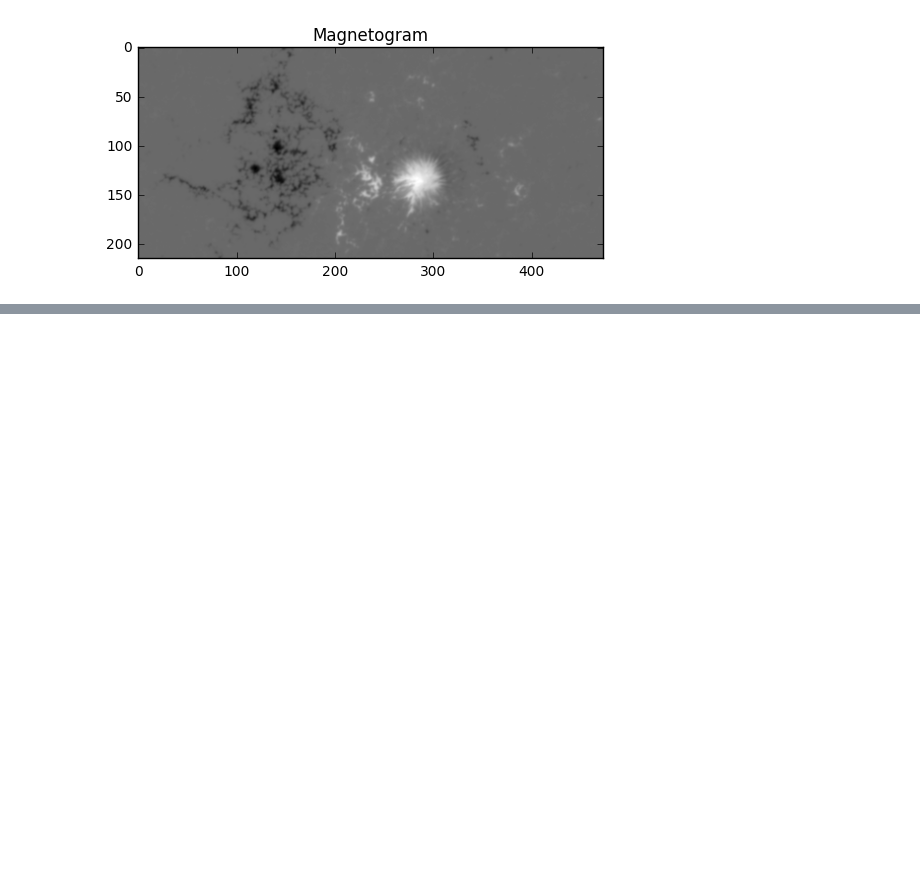
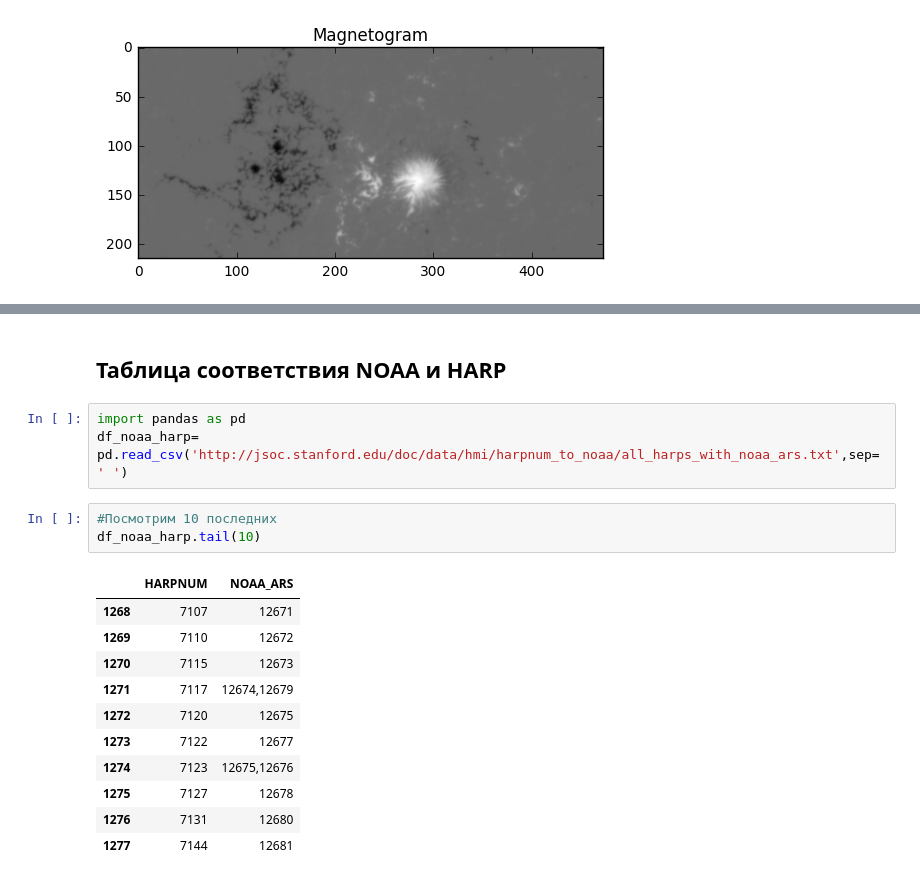
Before and after one commit to iknyazeva/FitsProcessing, a Jupyter notebook: Download HMI when HARP number and date is known.ipynb, the cells around one changed output, grey strips where cells are left out. Drawn from its saved outputs; the diff is of its cells as text; blank space fills up the shorter version.

```diff
--- a/Download HMI when HARP number and date is known.ipynb
+++ b/Download HMI when HARP number and date is known.ipynb
@@ -72,0 +145,20 @@ plt.imshow(fits_data1,cmap = plt.get_cmap('gray')); plt.title('Magnetogram')
+# %% [markdown]
+## Таблица соответствия NOAA и HARP
+# %%
+import pandas as pd
+df_noaa_harp= pd.read_csv('http://jsoc.stanford.edu/doc/data/hmi/harpnum_to_noaa/all_harps_with_noaa_ars.txt',sep=' ')
+# %%
+#Посмотрим 10 последних
+df_noaa_harp.tail(10)
+# %% [output]
+|  | HARPNUM | NOAA_ARS |
+| 1268 | 7107 | 12671 |
+| 1269 | 7110 | 12672 |
+| 1270 | 7115 | 12673 |
+| 1271 | 7117 | 12674,12679 |
+| 1272 | 7120 | 12675 |
+| 1273 | 7122 | 12677 |
+| 1274 | 7123 | 12675,12676 |
+| 1275 | 7127 | 12678 |
+| 1276 | 7131 | 12680 |
+| 1277 | 7144 | 12681 |
```
Also changed, not shown: parts of 8 cells of this notebook.
